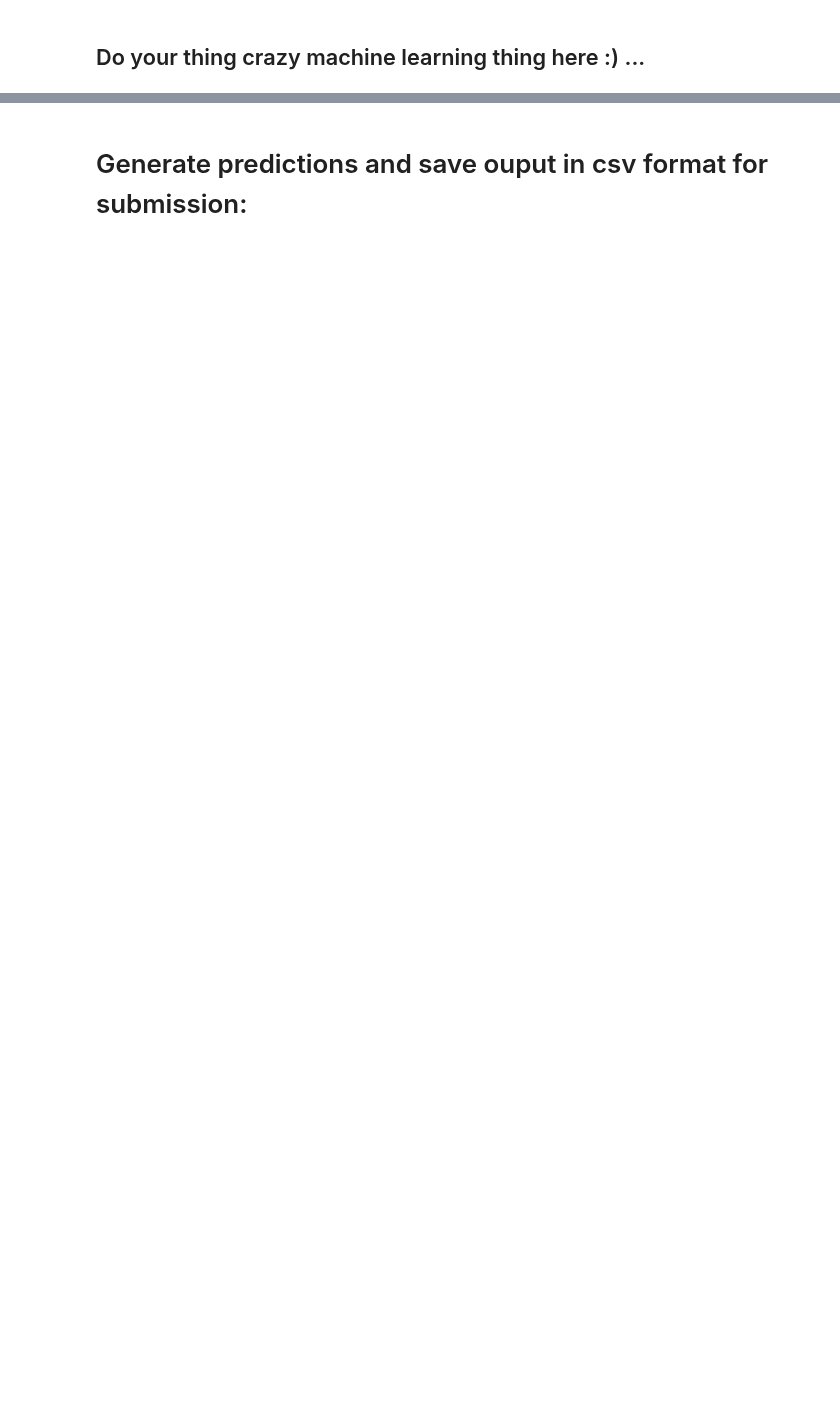
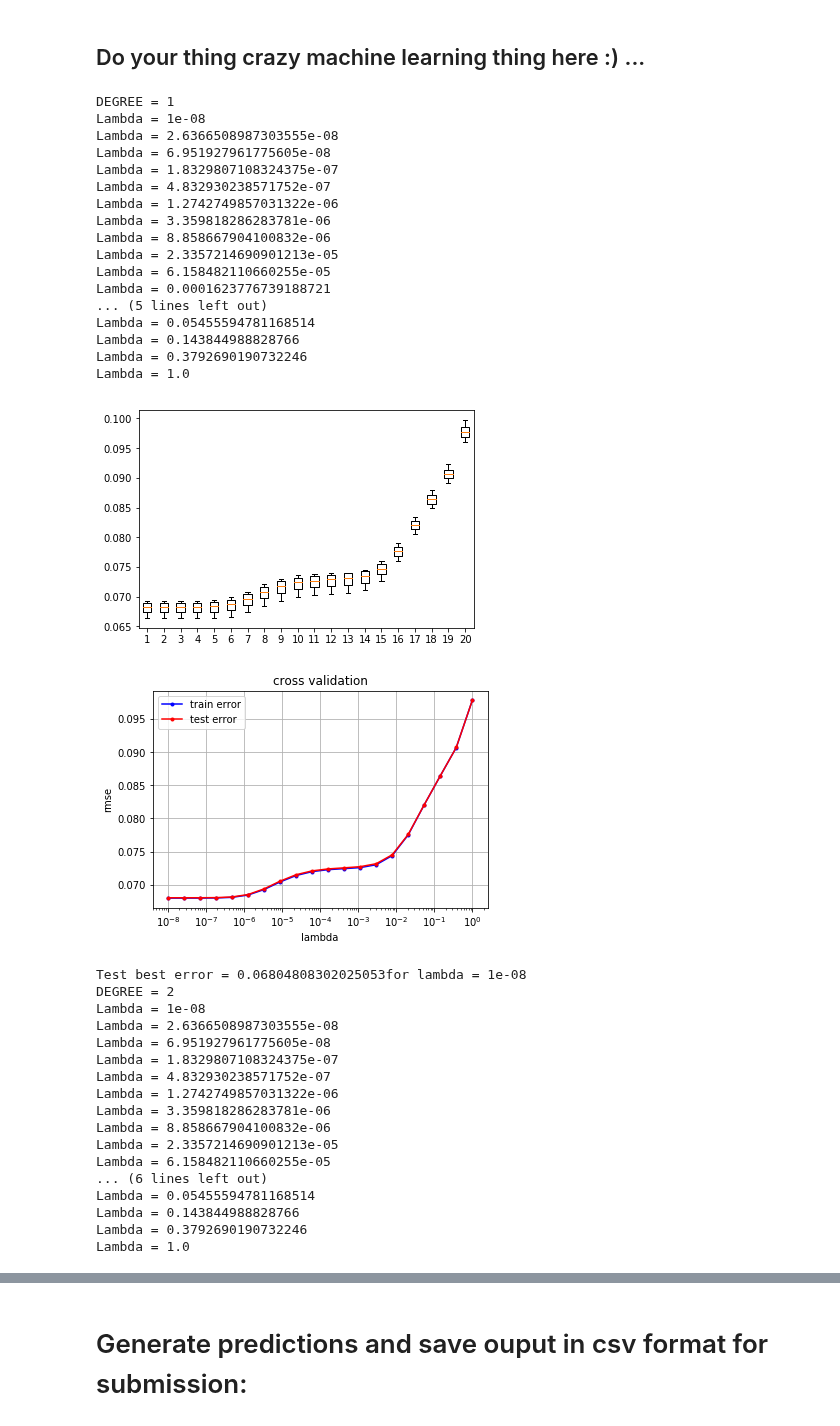
Before and after one commit to epfml/ML_course, a Jupyter notebook: projects/project1/scripts/project1.ipynb, the cells around one changed output, grey strips where cells are left out. Cells and saved outputs as stored; diff of their text form; code cells hidden in the pictures; blank space fills up the shorter version.

```diff
--- a/projects/project1/scripts/project1.ipynb
+++ b/projects/project1/scripts/project1.ipynb
@@ -56,3 +33,55 @@ tX2_standardized, tX2_mean, tX2_std= standardize(tX2)
 tX3_standardized, tX3_mean, tX3_std= standardize(tX3)
 # %% [markdown]
 ## Do your thing crazy machine learning thing here :) ...
+# %%
+tX0_standardized = np.c_[np.ones((y0.shape[0], 1)), tX0_standardized] #VERY IMPORTANT
+y0=y0.reshape(-1,1)
+y0=(y0+1)/2
+tX1_standardized = np.c_[np.ones((y1.shape[0], 1)), tX1_standardized] #VERY IMPORTANT
+y1=y1.reshape(-1,1)
+y1=(y1+1)/2
+tX2_standardized = np.c_[np.ones((y2.shape[0], 1)), tX2_standardized] #VERY IMPORTANT
+y2=y2.reshape(-1,1)
+y2=(y2+1)/2
+tX3_standardized = np.c_[np.ones((y3.shape[0], 1)), tX3_standardized] #VERY IMPORTANT
+y3=y3.reshape(-1,1)
+y3=(y3+1)/2
+# %%
+weights_0, loss_0, deg0 = cross_validation_best_weight(y0, tX0_standardized,k_fold,degree,seed,lower_lambda,upper_lambda,"jet0")
+# %% [output]
+DEGREE = 1
+Lambda = 1e-08
+Lambda = 2.6366508987303555e-08
+Lambda = 6.951927961775605e-08
+Lambda = 1.8329807108324375e-07
+Lambda = 4.832930238571752e-07
+Lambda = 1.2742749857031322e-06
+Lambda = 3.359818286283781e-06
+Lambda = 8.858667904100832e-06
+Lambda = 2.3357214690901213e-05
+Lambda = 6.158482110660255e-05
+Lambda = 0.0001623776739188721
+... (5 lines left out)
+Lambda = 0.05455594781168514
+Lambda = 0.143844988828766
+Lambda = 0.3792690190732246
+Lambda = 1.0
+[figure, added]
+[figure, added]
+Test best error = 0.06804808302025053for lambda = 1e-08
+DEGREE = 2
+Lambda = 1e-08
+Lambda = 2.6366508987303555e-08
+Lambda = 6.951927961775605e-08
+Lambda = 1.8329807108324375e-07
+Lambda = 4.832930238571752e-07
+Lambda = 1.2742749857031322e-06
+Lambda = 3.359818286283781e-06
+Lambda = 8.858667904100832e-06
+Lambda = 2.3357214690901213e-05
+Lambda = 6.158482110660255e-05
+... (6 lines left out)
+Lambda = 0.05455594781168514
+Lambda = 0.143844988828766
+Lambda = 0.3792690190732246
+Lambda = 1.0
```
Also changed, not shown: parts of 13 cells of this notebook, 4 other files.
